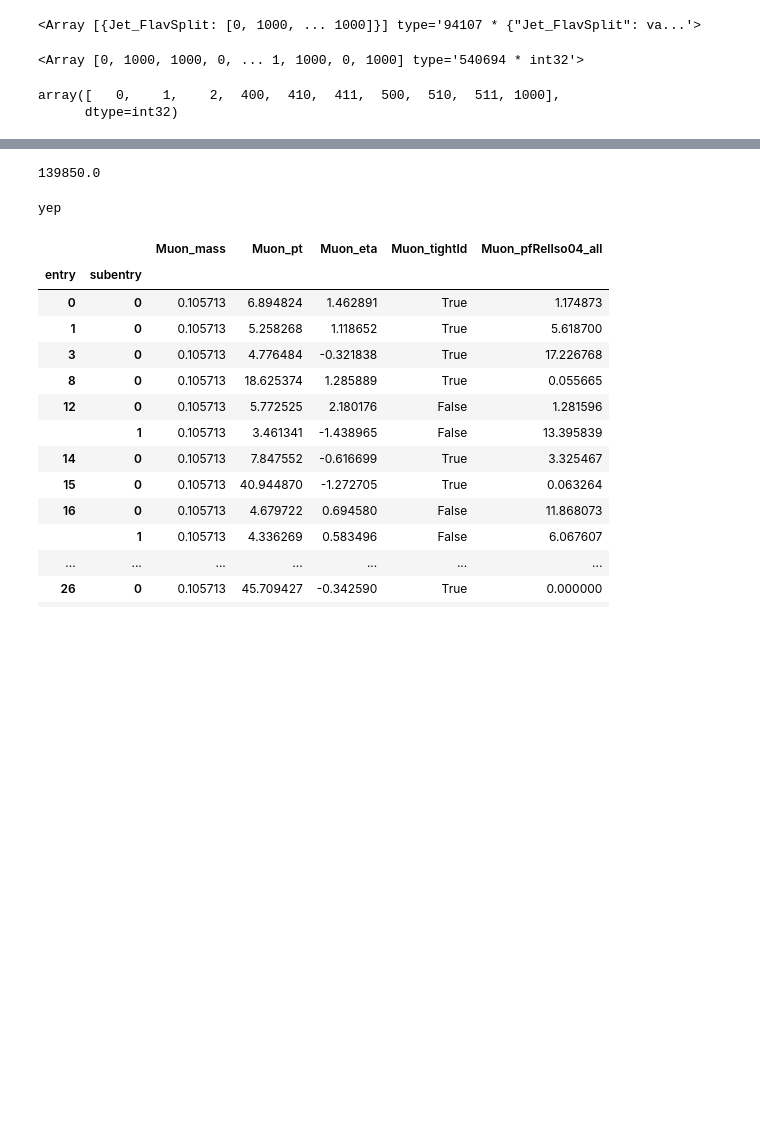
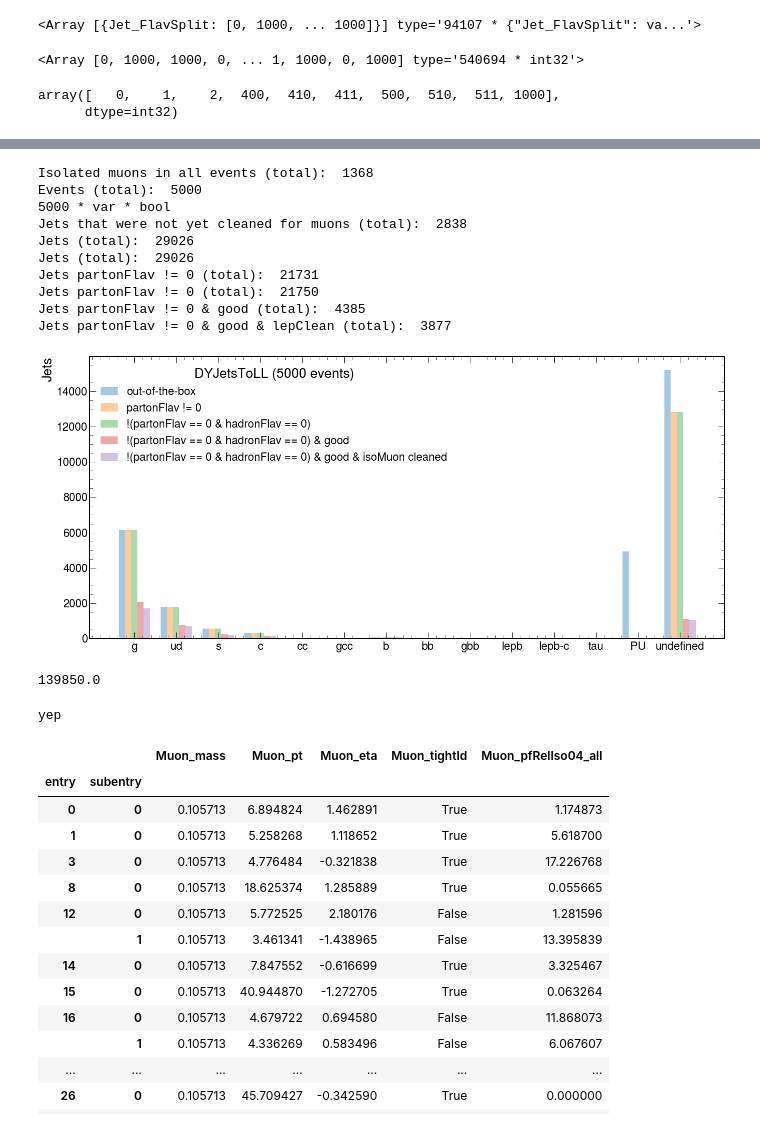
Before and after one commit to hschoenen/VHcc-cTagSF, a Jupyter notebook: Analyzer/condorDESY/prototyping.ipynb, the cells around one changed output, grey strips where cells are left out. Drawn from its saved outputs; the diff is of its cells as text; code cells hidden in the pictures; blank space fills up the shorter version.

```diff
--- a/Analyzer/condorDESY/prototyping.ipynb
+++ b/Analyzer/condorDESY/prototyping.ipynb
@@ -597,0 +702,2 @@ Text(0, 1, 'Jets')
+# %%
+DYfile = uproot.open(pathStockMineDY)
@@ -598,3 +863,17 @@ Text(0, 1, 'Jets')
+# %%
+get_relevant_info_and_histo(DYfile, pathStockMineDY, 'DYJetsToLL (5000 events)')
+# %% [output]
+Isolated muons in all events (total):  1368
+Events (total):  5000
+5000 * var * bool
+Jets that were not yet cleaned for muons (total):  2838
+Jets (total):  29026
+Jets (total):  29026
+Jets partonFlav != 0 (total):  21731
+Jets partonFlav != 0 (total):  21750
+Jets partonFlav != 0 & good (total):  4385
+Jets partonFlav != 0 & good & lepClean (total):  3877
+[figure, added]
 # %%
 np.sum(jet_flavs[jet_flavs==1000])/1000
 # %% [output]
```
Also changed, not shown: parts of 45 cells of this notebook, 18 other files.
